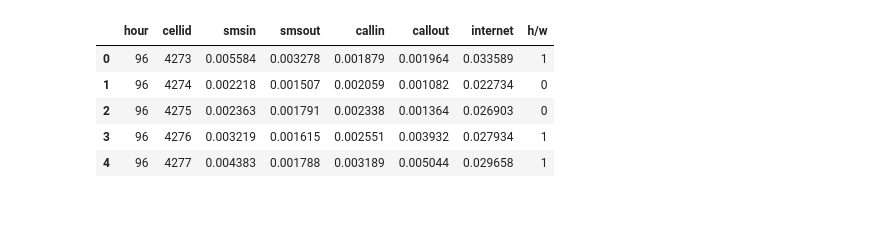
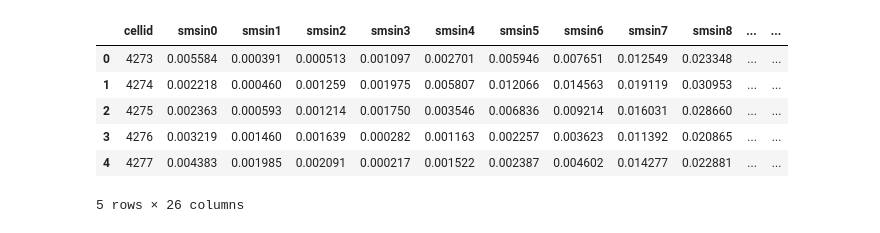
Before and after one commit to mendozamanu/milan-mobility, a Jupyter notebook: kNN-workingday.ipynb, the cells around one changed output. Saved outputs shown, nothing was run; the diff lists cells and outputs as text; code cells hidden in the pictures.

Commit message:
Classification

```diff
--- a/kNN-workingday.ipynb
+++ b/kNN-workingday.ipynb
@@ -7,12 +7,13 @@ from sklearn.model_selection import cross_val_score
 # %%
-data = pd.read_csv("./classif/classif10by10wd_sl.csv")
+data = pd.read_csv("./classif/classif10by10wd_smsin.csv")
 data.head()
-#10x10 grid, monday(4/11)
+#10x10 grid, monday(4/11) - smsin
 # %% [output]
-|  | hour | cellid | smsin | smsout | callin | callout | internet | h/w |
-| 0 | 96 | 4273 | 0.005584 | 0.003278 | 0.001879 | 0.001964 | 0.033589 | 1 |
-| 1 | 96 | 4274 | 0.002218 | 0.001507 | 0.002059 | 0.001082 | 0.022734 | 0 |
-| 2 | 96 | 4275 | 0.002363 | 0.001791 | 0.002338 | 0.001364 | 0.026903 | 0 |
-| 3 | 96 | 4276 | 0.003219 | 0.001615 | 0.002551 | 0.003932 | 0.027934 | 1 |
-| 4 | 96 | 4277 | 0.004383 | 0.001788 | 0.003189 | 0.005044 | 0.029658 | 1 |
+|  | cellid | smsin0 | smsin1 | smsin2 | smsin3 | smsin4 | smsin5 | smsin6 | smsin7 | smsin8 | ... | ... |
+| 0 | 4273 | 0.005584 | 0.000391 | 0.000513 | 0.001097 | 0.002701 | 0.005946 | 0.007651 | 0.012549 | 0.023348 | ... | ... |
+| 1 | 4274 | 0.002218 | 0.000460 | 0.001259 | 0.001975 | 0.005807 | 0.012066 | 0.014563 | 0.019119 | 0.030953 | ... | ... |
+| 2 | 4275 | 0.002363 | 0.000593 | 0.001214 | 0.001750 | 0.003546 | 0.006836 | 0.009214 | 0.016031 | 0.028660 | ... | ... |
+| 3 | 4276 | 0.003219 | 0.001460 | 0.001639 | 0.000282 | 0.001163 | 0.002257 | 0.003623 | 0.011392 | 0.020865 | ... | ... |
+| 4 | 4277 | 0.004383 | 0.001985 | 0.002091 | 0.000217 | 0.001522 | 0.002387 | 0.004602 | 0.014277 | 0.022881 | ... | ... |
+5 rows × 26 columns
 # %%
```
Also changed, not shown: parts of 38 cells of this notebook, 8 other files.
